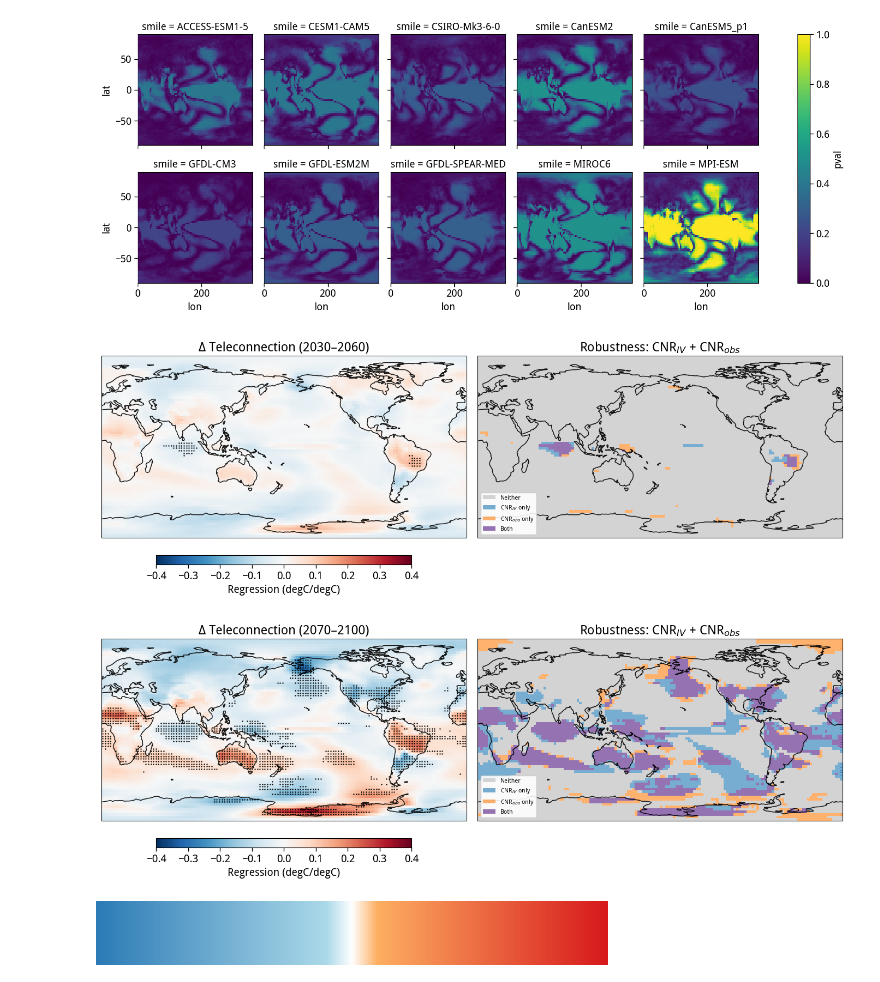
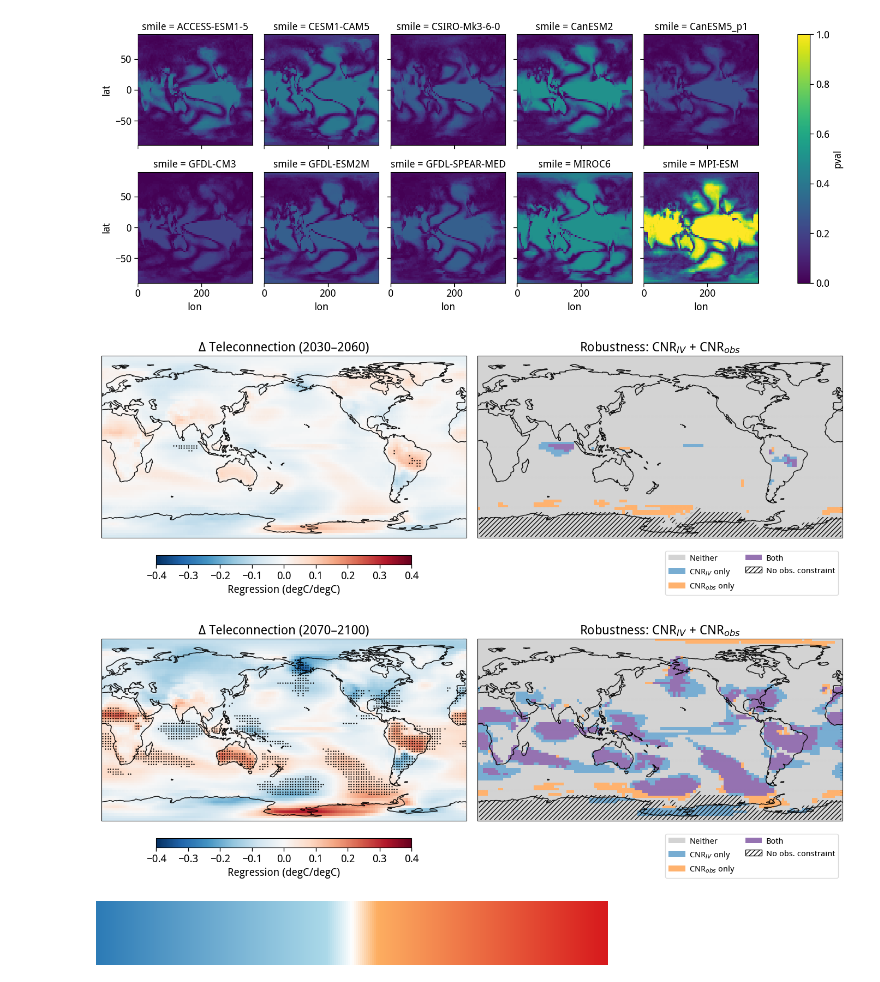
Before and after one commit to adisen99/enso_teleconnection_robustness, a Jupyter notebook: 03a_plotting_temp_tele_change.ipynb, the cells around one changed output. Drawn from its saved outputs; the diff is of its cells as text; code cells hidden in the pictures.

```diff
--- a/03a_plotting_temp_tele_change.ipynb
+++ b/03a_plotting_temp_tele_change.ipynb
@@ -641,10 +675,10 @@ model_list = [
 ts_regr_obs_baseline = xr.open_dataset('/g/data/if69/as8561/data/enso_tele_robustness/tas_regr_obs_1950_2014.nc')
 # ts_regr_rean_baseline = xr.open_dataset('/g/data/if69/as8561/data/enso_tele_robustness/tas_regr_rean_1950_2014.nc')
 
-ts_regr_obs_30y = xr.open_dataset('/g/data/if69/as8561/data/enso_tele_robustness/tas_regr_30.nc')
+ts_regr_obs_boot = xr.open_dataset('/g/data/if69/as8561/data/enso_tele_robustness/tas_regr_boot.nc')
 # ts_regr_rean_30y = xr.open_dataset('/g/data/if69/as8561/data/enso_tele_robustness/tas_regr_30_rean.nc')
 # %%
-delta_ts_regr_obs = (ts_regr_obs_30y.regr - ts_regr_obs_baseline.regr)
+delta_ts_regr_obs = (ts_regr_obs_boot.regr - ts_regr_obs_baseline.regr)
 # delta_ts_regr_rean = (ts_regr_rean_30y.regr - ts_regr_rean_baseline.regr)
 # %%
 ts_regr_cmip6_baseline = xr.open_dataset('/g/data/if69/as8561/data/enso_tele_robustness/res/ts/cmip6_regr_baseline.nc')
@@ -1047,7 +1083,7 @@ plt.show()
 zz = delta_ts_regr_smile_midc_means.mean('smile')
 # zp = ttest_ind3d(ts_regr_smile_baseline_means.load(), delta_ts_regr_smile_midc_means.load(), dim='smile')
 zp1 = (np.abs(delta_ts_regr_smile_midc_means.mean('smile'))/np.sqrt((ts_regr_smile_baseline_vars).mean('smile')))
-zp2 = (np.abs(delta_ts_regr_smile_midc_means.mean('smile'))/np.sqrt((regridder_obs(delta_ts_regr_obs)).var('ey')))
+zp2 = (np.abs(delta_ts_regr_smile_midc_means.mean('smile'))/np.sqrt((regridder_obs(delta_ts_regr_obs)).var('window')))
 xx, yy = np.meshgrid(zz.lon, zz.lat)
 
 
@@ -1059,6 +1095,7 @@ plot_teleconnection_robustness(
     snr_obs=zp2,
     snr_threshold=1.5,
     use_pval=False,
+    valid_obs = ts_regr_obs_boot.valid_mask,
     vmin=-0.4,
     vmax=0.4,
     cbar_label='Regression (degC/degC)',
@@ -1068,33 +1105,34 @@ plot_teleconnection_robustness(
     label_obs='CNR$_{obs}$ only',
 )
 # %% [output]
-[figure, old version]
+[figure, new version]
 # %%
 zz = delta_ts_regr_smile_endc_means.mean('smile')
 # zp = ttest_ind3d(ts_regr_smile_baseline_means.load(), delta_ts_regr_smile_endc_means.load(), dim='smile')
 zp1 = (np.abs(delta_ts_regr_smile_endc_means.mean('smile'))/np.sqrt((ts_regr_smile_baseline_vars).mean('smile')))
-zp2 = (np.abs(delta_ts_regr_smile_endc_means.mean('smile'))/np.sqrt((regridder_obs(delta_ts_regr_obs)).var('ey')))
+zp2 = (np.abs(delta_ts_regr_smile_endc_means.mean('smile'))/np.sqrt((regridder_obs(delta_ts_regr_obs)).var('window')))
 xx, yy = np.meshgrid(zz.lon, zz.lat)
 
 
 plot_teleconnection_robustness(
     field=zz,
     lon=zz.lon,
     lat=zz.lat,
     snr_model=zp1,
     snr_obs=zp2,
     snr_threshold=1.0,
     use_pval=False,
+    valid_obs = ts_regr_obs_boot.valid_mask,
     vmin=-0.4,
     vmax=0.4,
     cbar_label='Regression (degC/degC)',
     title_main='Δ Teleconnection (2070–2100)',
     title_suffix='Robustness: CNR$_{IV}$ + CNR$_{obs}$',
     label_model='CNR$_{IV}$ only',
     label_obs='CNR$_{obs}$ only',
 )
 # %% [output]
-[figure, old version]
+[figure, new version]
 # %%
 M_baseline = ts_regr_smile_baseline_means.var('smile', ddof=1)
 I_baseline = ts_regr_smile_baseline_vars.mean('smile')
```
Also changed, not shown: parts of 5 cells of this notebook, 5 other files.
